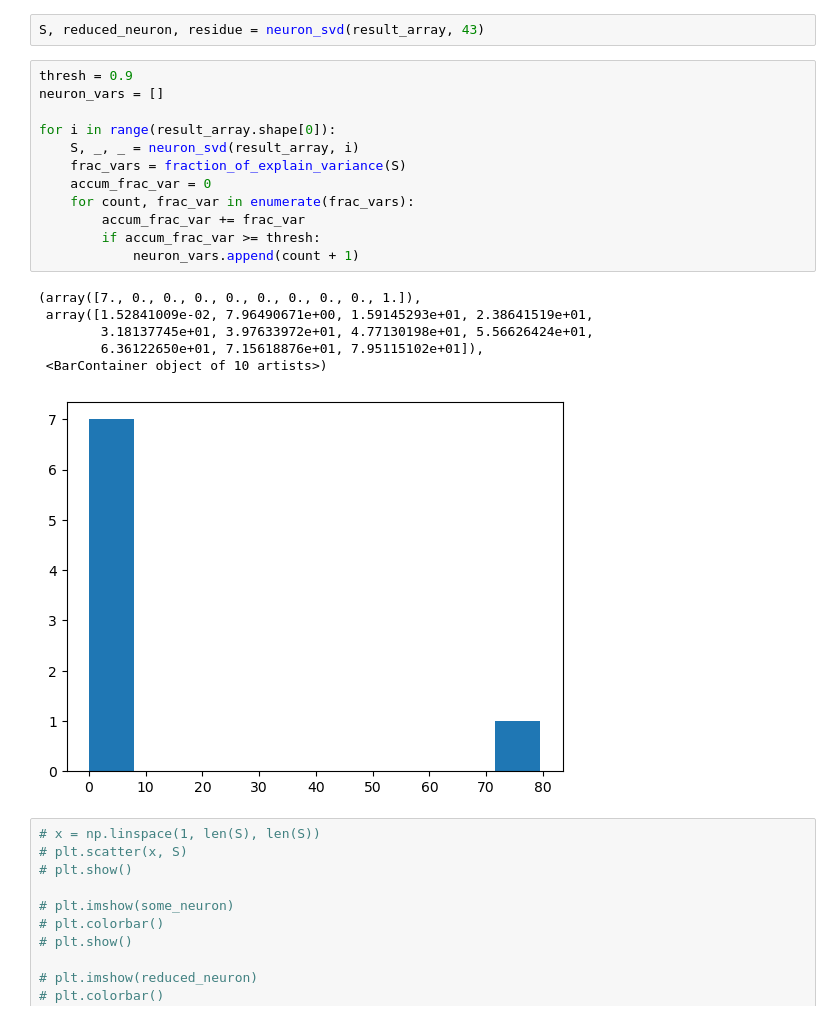
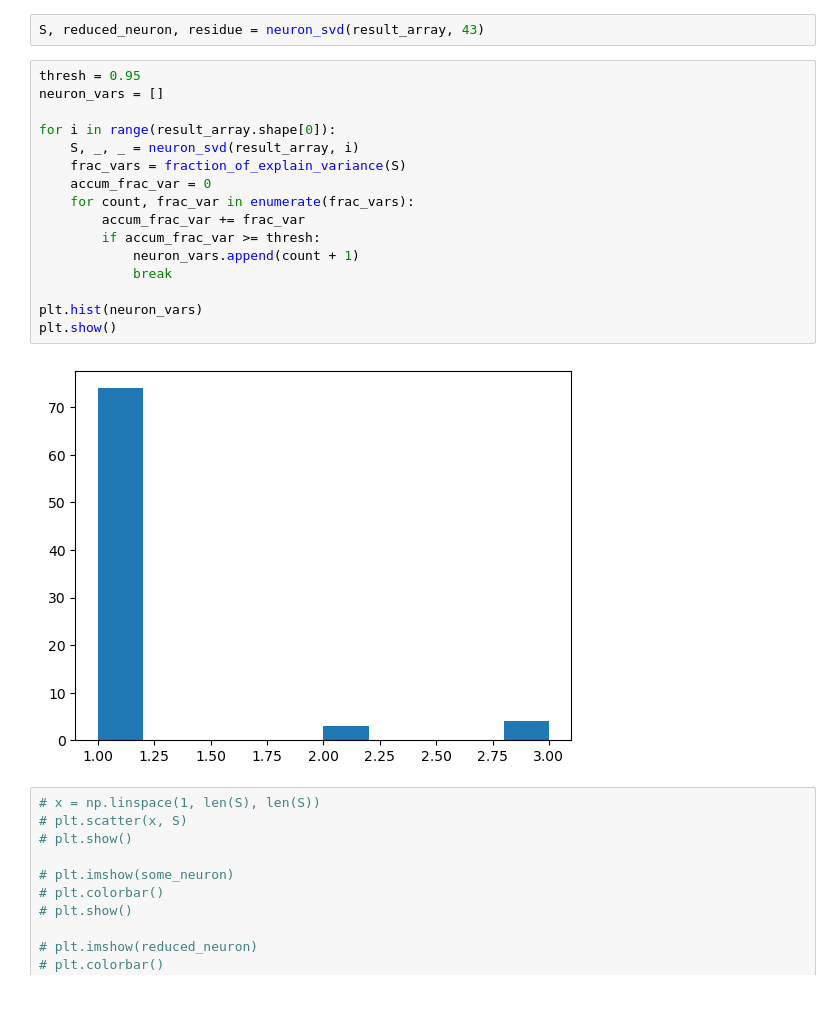
Before and after one commit to paopaoch/Mouse-V1, a Jupyter notebook: mouse_data_exploration.ipynb, the cells around one changed output. Drawn from its saved outputs; the diff is of its cells as text.

```diff
--- a/mouse_data_exploration.ipynb
+++ b/mouse_data_exploration.ipynb
@@ -316,24 +316,23 @@ def fraction_of_explain_variance(S):
 # %%
 S, reduced_neuron, residue = neuron_svd(result_array, 43)
 # %%
-thresh = 0.9
+thresh = 0.95
 neuron_vars = []
 
 for i in range(result_array.shape[0]):
     S, _, _ = neuron_svd(result_array, i)
     frac_vars = fraction_of_explain_variance(S)
     accum_frac_var = 0
     for count, frac_var in enumerate(frac_vars):
         accum_frac_var += frac_var
         if accum_frac_var >= thresh:
             neuron_vars.append(count + 1)
+            break
+
+plt.hist(neuron_vars)
+plt.show()
 # %% [output]
-(array([7., 0., 0., 0., 0., 0., 0., 0., 0., 1.]),
- array([1.52841009e-02, 7.96490671e+00, 1.59145293e+01, 2.38641519e+01,
-        3.18137745e+01, 3.97633972e+01, 4.77130198e+01, 5.56626424e+01,
-        6.36122650e+01, 7.15618876e+01, 7.95115102e+01]),
- <BarContainer object of 10 artists>)
-[figure, old version]
+[figure, new version]
 # %%
 # x = np.linspace(1, len(S), len(S))
 # plt.scatter(x, S)
```
Also changed, not shown: 2 other files.
